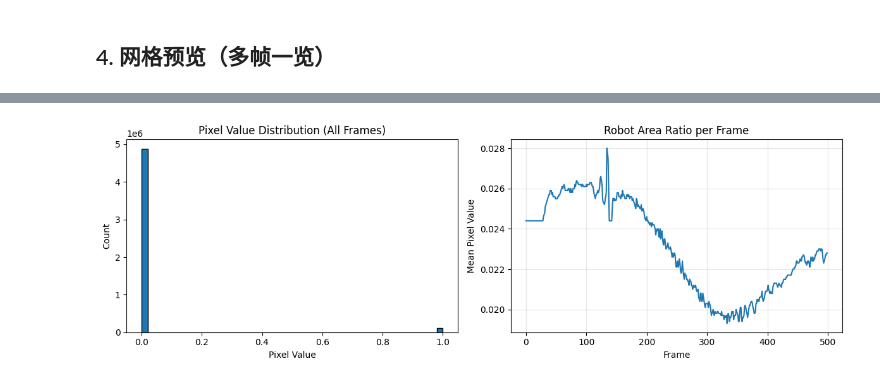
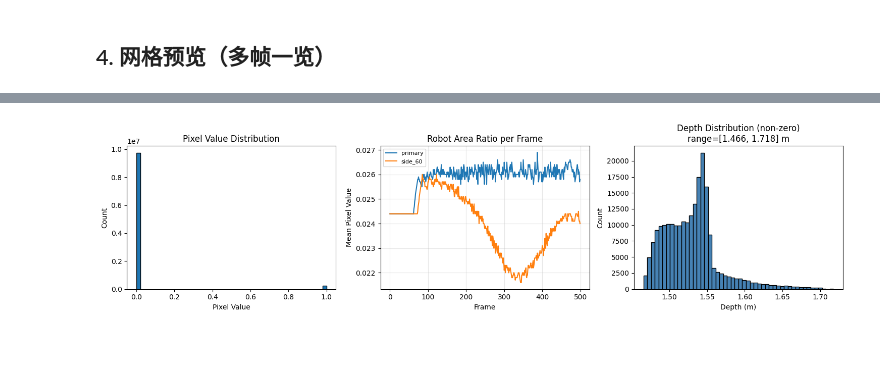
Before and after one commit to TofuR/SelfSoftRobot, a Jupyter notebook: notebooks/01_data_exploration.ipynb, the cells around one changed output, grey strips where cells are left out. Saved outputs shown, nothing was run; the diff lists cells and outputs as text; code cells hidden in the pictures; blank space fills up the shorter version.

```diff
--- a/notebooks/01_data_exploration.ipynb
+++ b/notebooks/01_data_exploration.ipynb
@@ -17,14 +21,15 @@ if PROJECT_ROOT not in sys.path:
 # %% [markdown]
 ## 1. 选择并加载数据文件
 # %%
-DATA_DIR = os.path.join(PROJECT_ROOT, 'data', 'exp7_multiview')
+# ---- 修改这里选择数据目录 ----
+DATA_DIR = os.path.join(PROJECT_ROOT, 'data', 'seq_rz_c2_sk')
 
 files = sorted(glob.glob(os.path.join(DATA_DIR, '*.npz')))
 if not files:
-    raise FileNotFoundError(f'未找到数据文件，请先运行采集脚本: {DATA_DIR}')
+    raise FileNotFoundError(f'未找到数据文件: {DATA_DIR}')
 
 print(f'找到 {len(files)} 个数据文件:')
 for i, f in enumerate(files):
-    size_mb = os.path.getsize(f) / 1e3
-    print(f'  [{i}] {os.path.basename(f)}  ({size_mb:.1f} KB)')
+    size_kb = os.path.getsize(f) / 1e3
+    print(f'  [{i}] {os.path.basename(f)}  ({size_kb:.1f} KB)')
 # %% [output]
@@ -140,21 +284,28 @@ plt.show()
 # %%
-fig, (ax1, ax2) = plt.subplots(1, 2, figsize=(12, 4))
+fig, axes = plt.subplots(1, 2 + (1 if has_depth else 0), figsize=(5 * (2 + (1 if has_depth else 0)), 4))
 
 # 像素值直方图
-ax1.hist(images.flatten(), bins=50, edgecolor='black')
-ax1.set_title('Pixel Value Distribution (All Frames)')
-ax1.set_xlabel('Pixel Value')
-ax1.set_ylabel('Count')
+axes[0].hist(images_all.flatten(), bins=50, edgecolor='black')
+axes[0].set_title('Pixel Value Distribution')
+axes[0].set_xlabel('Pixel Value'); axes[0].set_ylabel('Count')
 
-# 每帧白色像素占比（= 机器人占比）
-white_ratio = images.mean(axis=(1, 2))
-ax2.plot(white_ratio)
-ax2.set_title('Robot Area Ratio per Frame')
-ax2.set_xlabel('Frame')
-ax2.set_ylabel('Mean Pixel Value')
-ax2.grid(True, alpha=0.3)
+# 每帧机器人占比（按视角）
+for v in range(V):
+    ratio = images_all[:, v].mean(axis=(1, 2))
+    axes[1].plot(ratio, label=info['view_names'][v])
+axes[1].set_title('Robot Area Ratio per Frame')
+axes[1].set_xlabel('Frame'); axes[1].set_ylabel('Mean Pixel Value')
+axes[1].legend(fontsize=8); axes[1].grid(True, alpha=0.3)
+
+# 深度统计
+if has_depth:
+    valid_depths = depths_all[depths_all > 0]
+    if len(valid_depths) > 0:
+        axes[2].hist(valid_depths, bins=50, edgecolor='black', color='steelblue')
+        axes[2].set_title(f'Depth Distribution (non-zero)\nrange=[{valid_depths.min():.3f}, {valid_depths.max():.3f}] m')
+        axes[2].set_xlabel('Depth (m)'); axes[2].set_ylabel('Count')
 
 plt.tight_layout()
 plt.show()
 # %% [output]
-[figure, old version]
+[figure, new version]
```
Also changed, not shown: parts of 14 cells of this notebook, 2 other files.
